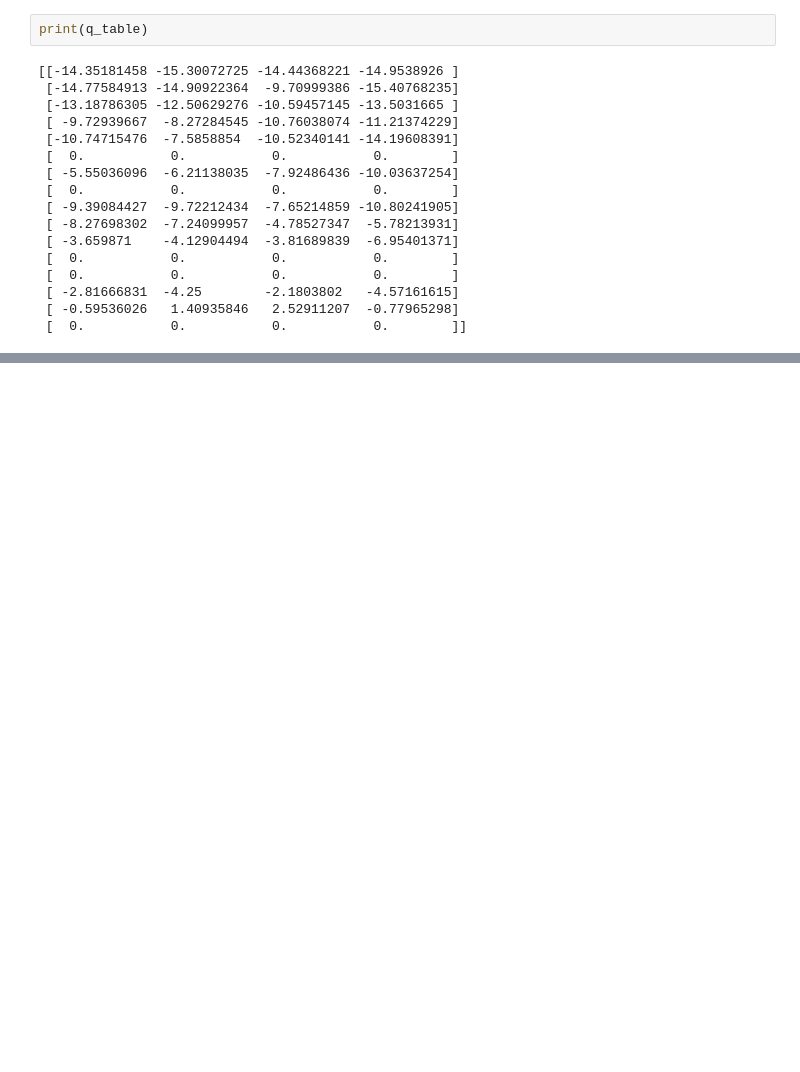
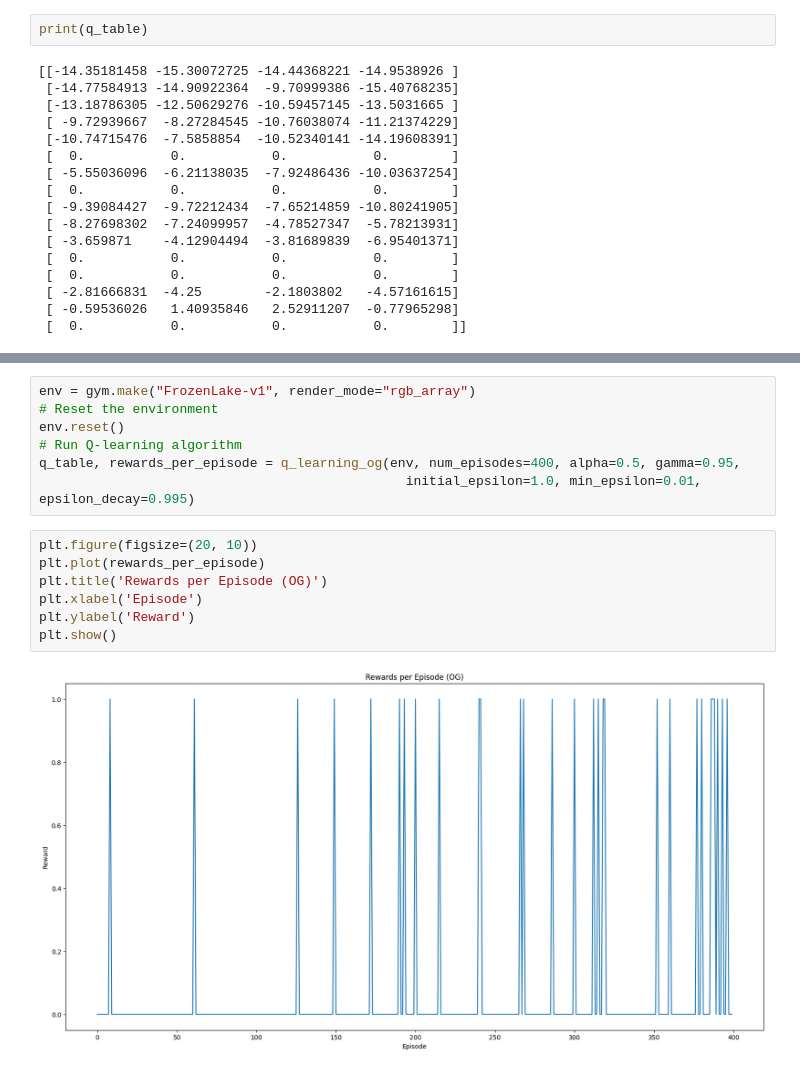
Before and after one commit to lost-particles/echoLLM, a Jupyter notebook: Agent_Visualizer.ipynb, the cells around one changed output, grey strips where cells are left out. Cells and saved outputs as stored; diff of their text form; blank space fills up the shorter version.

```diff
--- a/Agent_Visualizer.ipynb
+++ b/Agent_Visualizer.ipynb
@@ -327,0 +429,16 @@ print(q_table)
+# %%
+env = gym.make("FrozenLake-v1", render_mode="rgb_array")
+# Reset the environment
+env.reset()
+# Run Q-learning algorithm
+q_table, rewards_per_episode = q_learning_og(env, num_episodes=400, alpha=0.5, gamma=0.95,
+                                               initial_epsilon=1.0, min_epsilon=0.01, epsilon_decay=0.995)
+# %%
+plt.figure(figsize=(20, 10))
+plt.plot(rewards_per_episode)
+plt.title('Rewards per Episode (OG)')
+plt.xlabel('Episode')
+plt.ylabel('Reward')
+plt.show()
+# %% [output]
+[figure, added]
```
Also changed, not shown: parts of 9 cells of this notebook.
